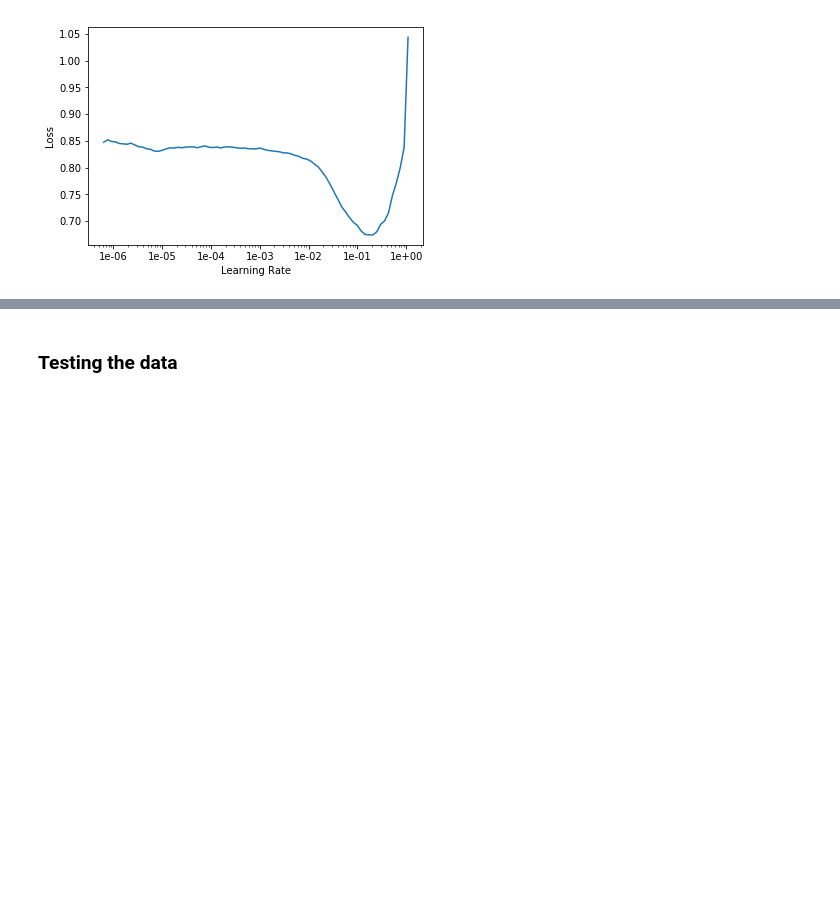
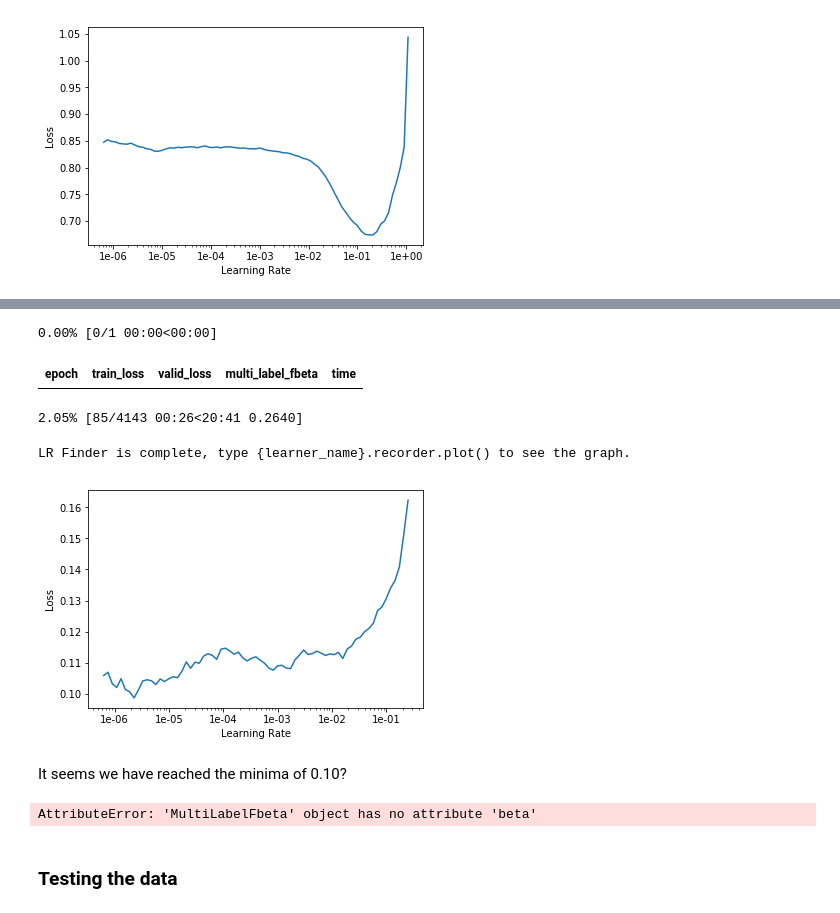
Before and after one commit to AksChougule/kaggle-competitions, a Jupyter notebook: human-protein-atlas/model-v3.ipynb, the cells around one changed output, grey strips where cells are left out. Drawn from its saved outputs; the diff is of its cells as text; code cells hidden in the pictures; blank space fills up the shorter version.

Commit message:
v3 updated with 10% higher F1-macro

```diff
--- a/human-protein-atlas/model-v3.ipynb
+++ b/human-protein-atlas/model-v3.ipynb
@@ -203,2 +209,2 @@ learn.recorder.plot()
 # %%
-learn.fit_one_cycle(10, slice(1e-5, lr/5))
+learn.fit_one_cycle(10, slice(1e-4, lr/5))
@@ -205,5 +223,20 @@ learn.fit_one_cycle(10, slice(1e-5, lr/5))
 # %%
 learn.save('nb-v3-resnet152-stage2-F1-macro')
+# %%
+learn.lr_find()
+learn.recorder.plot()
+# %% [output]
+0.00% [0/1 00:00<00:00]
+| epoch | train_loss | valid_loss | multi_label_fbeta | time |
+2.05% [85/4143 00:26<20:41 0.2640]
+LR Finder is complete, type {learner_name}.recorder.plot() to see the graph.
+[figure, added]
+# %% [markdown]
+It seems we have reached the minima of 0.10?
+# %%
+learn.load('nb-v3-resnet152-stage2-F1-macro')
+# %% [output]
+AttributeError: 'MultiLabelFbeta' object has no attribute 'beta'
 # %% [markdown]
 ### Testing the data
 # %%
```
Also changed, not shown: parts of 25 cells of this notebook.
